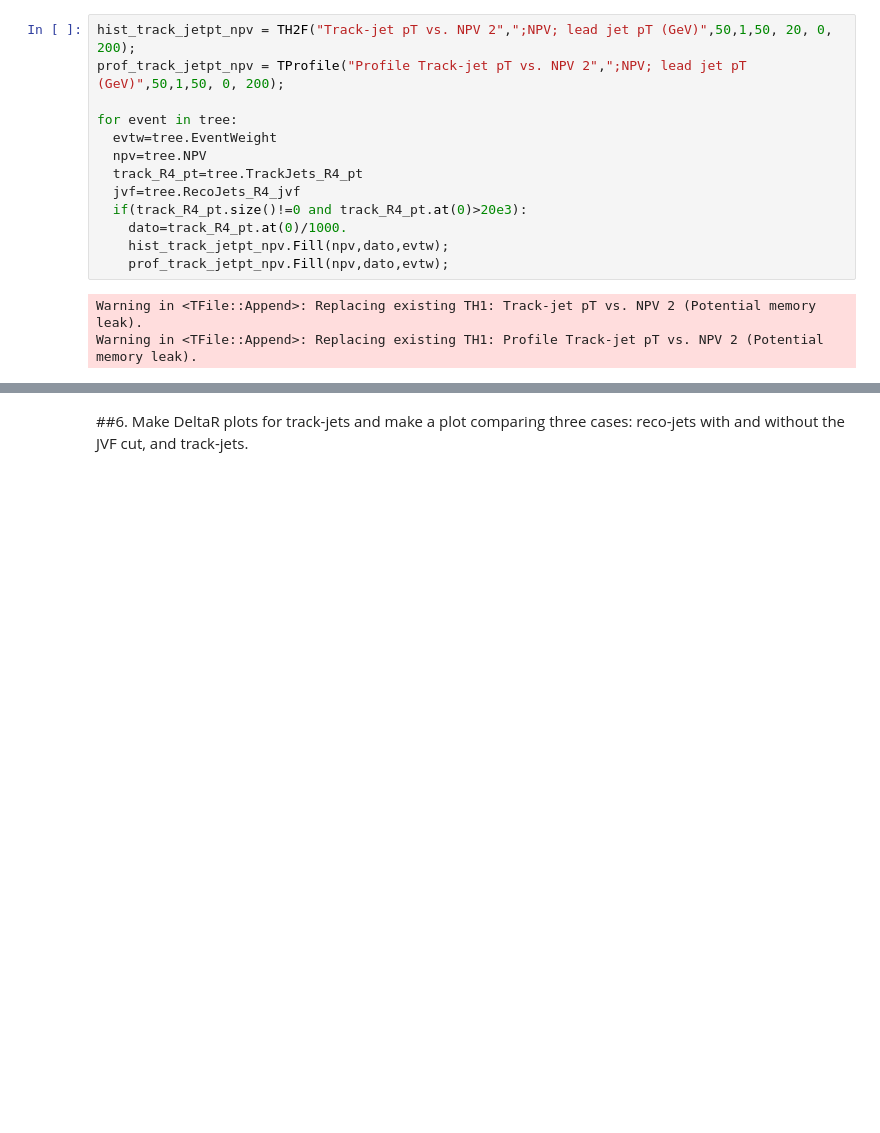
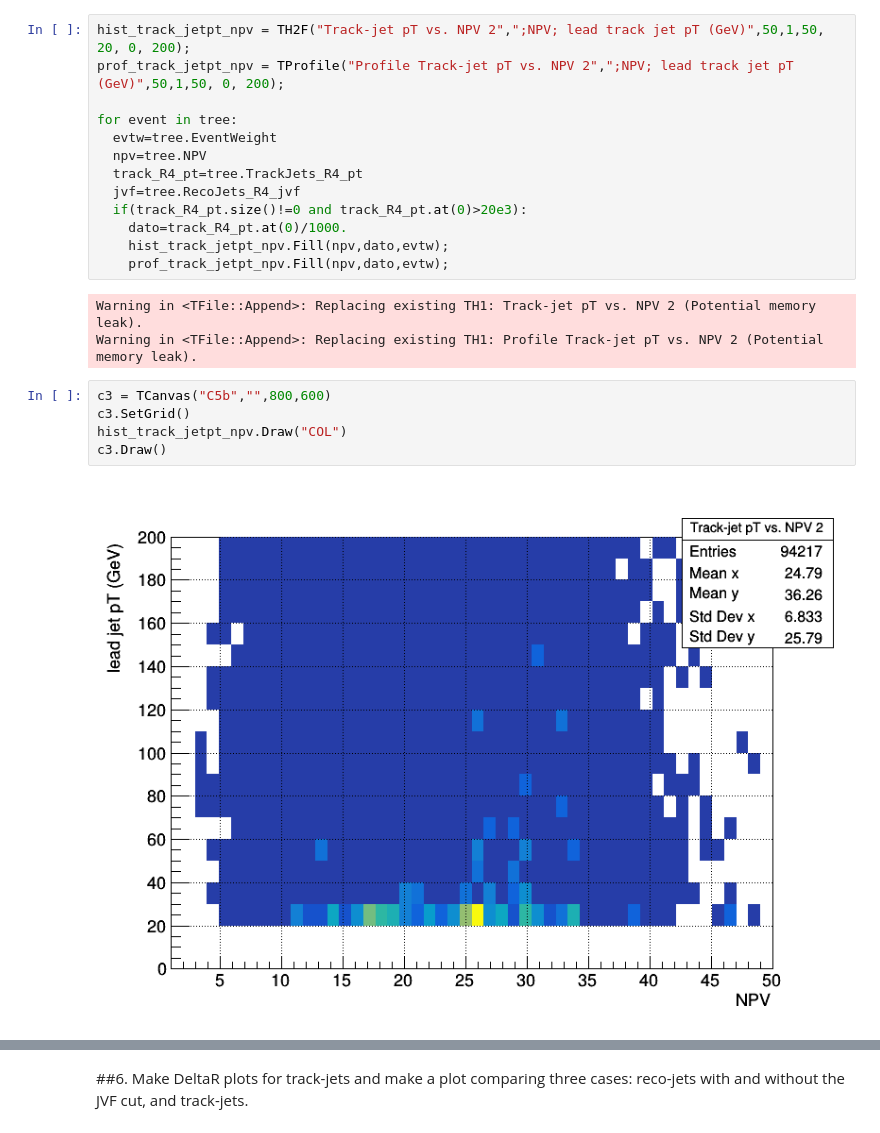
Before and after one commit to cfrc2694/HEP_Exercises, a Jupyter notebook: 02_Jets.ipynb, the cells around one changed output, grey strips where cells are left out. Cells and saved outputs as stored; diff of their text form; blank space fills up the shorter version.

```diff
--- a/02_Jets.ipynb
+++ b/02_Jets.ipynb
@@ -512,8 +512,8 @@ c5.Draw()
 # %% [output]
 [figure]
 # %%
-hist_track_jetpt_npv = TH2F("Track-jet pT vs. NPV 2",";NPV; lead jet pT (GeV)",50,1,50, 20, 0, 200);
-prof_track_jetpt_npv = TProfile("Profile Track-jet pT vs. NPV 2",";NPV; lead jet pT (GeV)",50,1,50, 0, 200);
+hist_track_jetpt_npv = TH2F("Track-jet pT vs. NPV 2",";NPV; lead track jet pT (GeV)",50,1,50, 20, 0, 200);
+prof_track_jetpt_npv = TProfile("Profile Track-jet pT vs. NPV 2",";NPV; lead track jet pT (GeV)",50,1,50, 0, 200);
 
 for event in tree:
   evtw=tree.EventWeight
@@ -527,3 +527,10 @@ for event in tree:
 # %% [output]
 Warning in <TFile::Append>: Replacing existing TH1: Track-jet pT vs. NPV 2 (Potential memory leak).
 Warning in <TFile::Append>: Replacing existing TH1: Profile Track-jet pT vs. NPV 2 (Potential memory leak).
+# %%
+c3 = TCanvas("C5b","",800,600)
+c3.SetGrid()
+hist_track_jetpt_npv.Draw("COL")
+c3.Draw()
+# %% [output]
+[figure, added]
```
Also changed, not shown: parts of 6 cells of this notebook.
